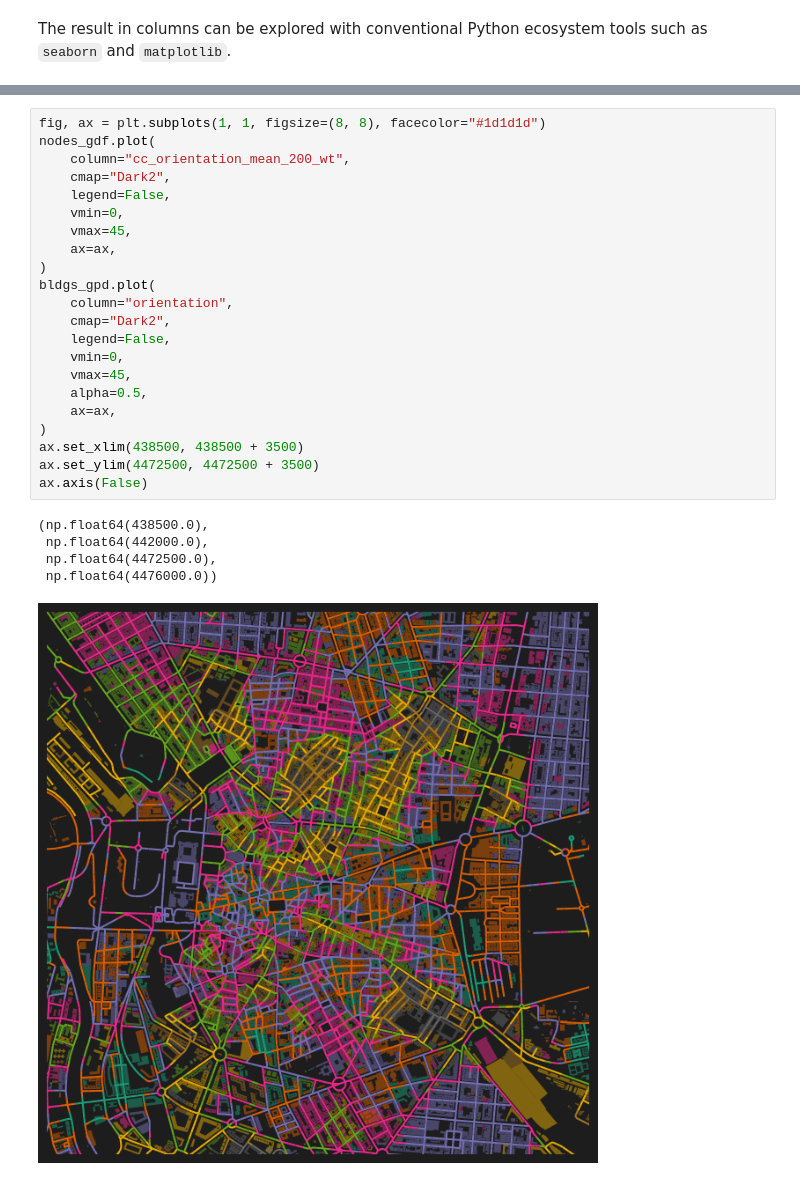
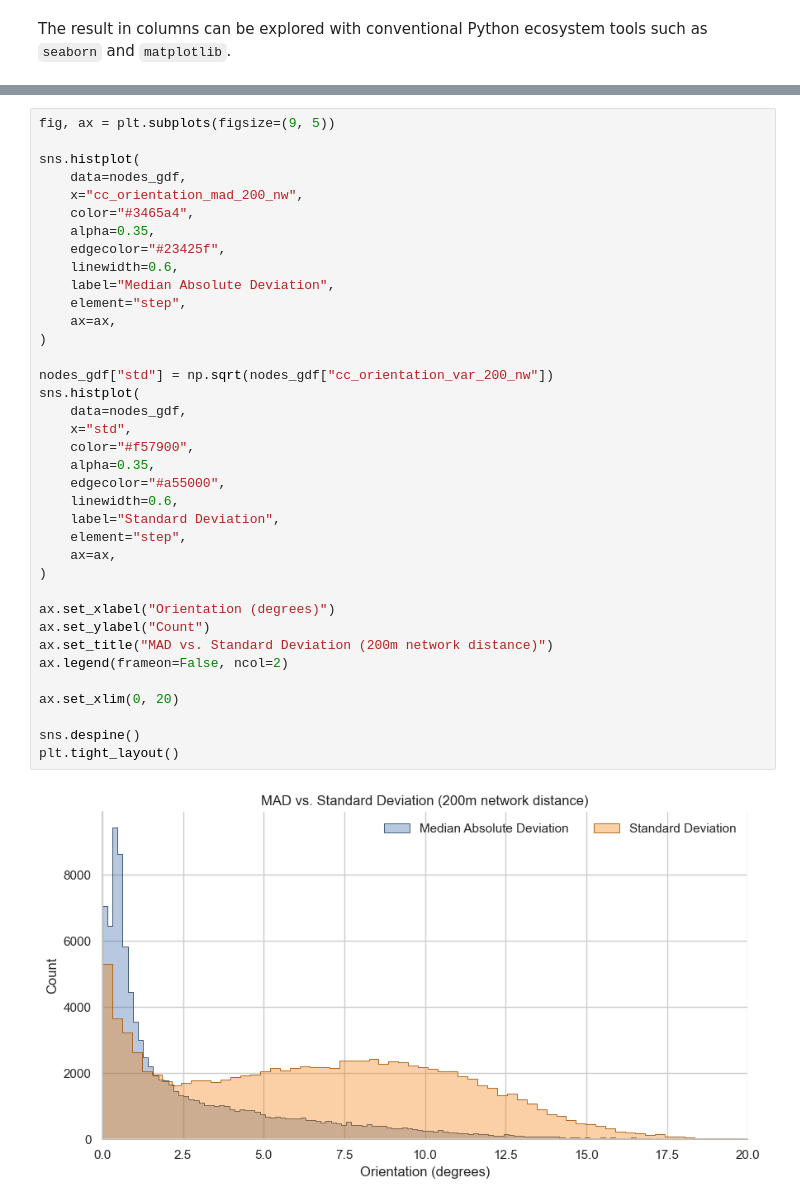
Before and after one commit to benchmark-urbanism/cityseer-examples, a Jupyter notebook: recipes/stats/gpd_stats.ipynb, the cells around one changed output, grey strips where cells are left out. Cells and saved outputs as stored; diff of their text form.

```diff
--- a/recipes/stats/gpd_stats.ipynb
+++ b/recipes/stats/gpd_stats.ipynb
@@ -93,28 +128,39 @@ sns.histplot(
-# %%
-fig, ax = plt.subplots(1, 1, figsize=(8, 8), facecolor="#1d1d1d")
-nodes_gdf.plot(
-    column="cc_orientation_mean_200_wt",
-    cmap="Dark2",
-    legend=False,
-    vmin=0,
-    vmax=45,
-    ax=ax,
-)
-bldgs_gpd.plot(
-    column="orientation",
-    cmap="Dark2",
-    legend=False,
-    vmin=0,
-    vmax=45,
-    alpha=0.5,
-    ax=ax,
-)
-ax.set_xlim(438500, 438500 + 3500)
-ax.set_ylim(4472500, 4472500 + 3500)
-ax.axis(False)
-# %% [output]
-(np.float64(438500.0),
- np.float64(442000.0),
- np.float64(4472500.0),
- np.float64(4476000.0))
-[figure, removed]
+# %%
+fig, ax = plt.subplots(figsize=(9, 5))
+
+sns.histplot(
+    data=nodes_gdf,
+    x="cc_orientation_mad_200_nw",
+    color="#3465a4",
+    alpha=0.35,
+    edgecolor="#23425f",
+    linewidth=0.6,
+    label="Median Absolute Deviation",
+    element="step",
+    ax=ax,
+)
+
+nodes_gdf["std"] = np.sqrt(nodes_gdf["cc_orientation_var_200_nw"])
+sns.histplot(
+    data=nodes_gdf,
+    x="std",
+    color="#f57900",
+    alpha=0.35,
+    edgecolor="#a55000",
+    linewidth=0.6,
+    label="Standard Deviation",
+    element="step",
+    ax=ax,
+)
+
+ax.set_xlabel("Orientation (degrees)")
+ax.set_ylabel("Count")
+ax.set_title("MAD vs. Standard Deviation (200m network distance)")
+ax.legend(frameon=False, ncol=2)
+
+ax.set_xlim(0, 20)
+
+sns.despine()
+plt.tight_layout()
+# %% [output]
+[figure, added]
```
Also changed, not shown: parts of 6 cells of this notebook, 2 other files.
